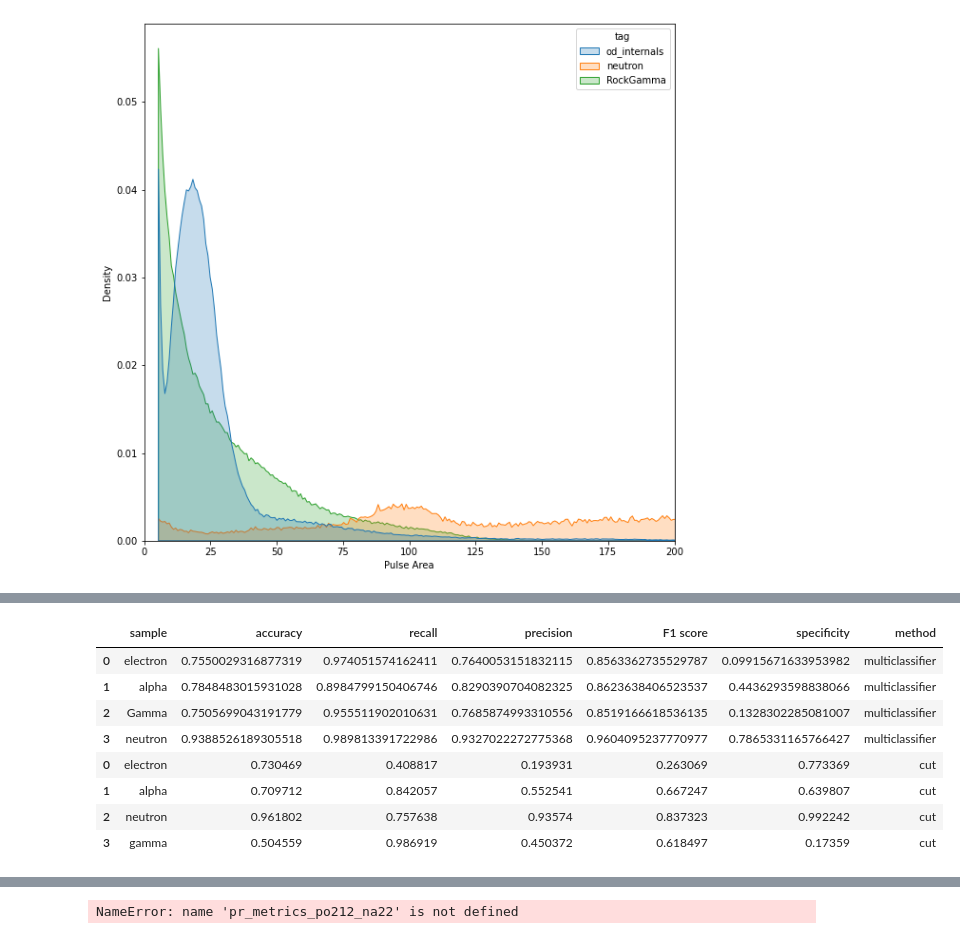
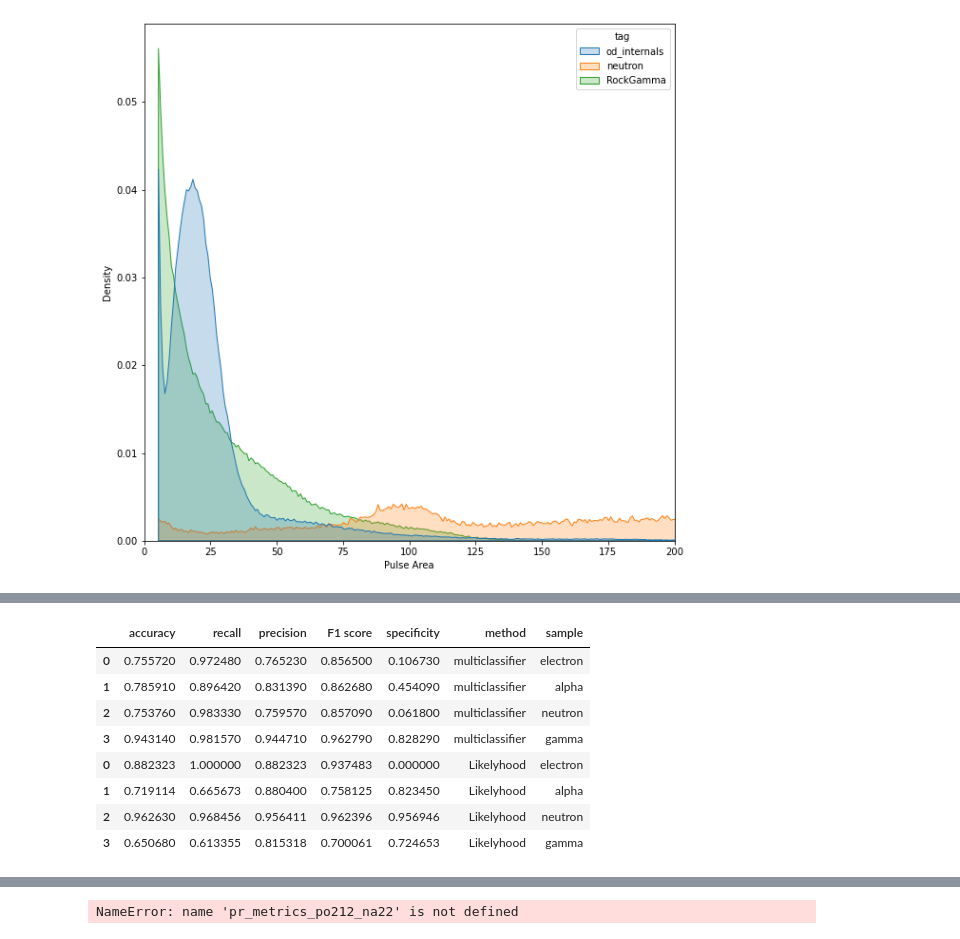
Before and after one commit to Thomas-Long1/LZ_analysis, a Jupyter notebook: LZ_data_analysis.ipynb, the cells around one changed output, grey strips where cells are left out. Cells and saved outputs as stored; diff of their text form; code cells hidden in the pictures.

Commit message:
updated with likelyhood method

```diff
--- a/LZ_data_analysis.ipynb
+++ b/LZ_data_analysis.ipynb
@@ -765,0 +753,34 @@ plt.show()
+# %%
+
+EL,Ecentre=PDE(electrons,decay_type)
+AL,Acentre=PDE(alphas,decay_type)
+NL,Ncentre=PDE(neutron_data,decay_type)
+GL,Gcentre=PDE(rockgamma_data,decay_type)
+
+l1 = list(map(add, AL, EL))
+l2 = list(map(add, NL, GL))
+
+L_total = list(map(add, l1,l2))
+
+plt.figure(figsize=(10,10))
+plt.plot(Ecentre,EL,label='electrons',color='c')
+plt.plot(Acentre,AL,label='alpha',color='y')
+plt.plot(Ncentre,NL,label='neutrons',color='r')
+plt.plot(Gcentre,GL,label='RockGamma',color='b')
+#plt.plot(Gcentre,L_total,label='Total',color='black')
+plt.legend()
+plt.show()
+
+pde_df=decay_type.copy()
+
+pde_df.drop(pde_df.columns.difference(['Pulse Area','tag']), 1, inplace=True)
+
+
+pde_df['alpha prob'] = tqdm.tqdm(pde_df.apply(lambda row: NNE(row['Pulse Area'],Acentre,AL),axis=1),total=708046)
+pde_df['electron prob'] = tqdm.tqdm(pde_df.apply(lambda row: NNE(row['Pulse Area'],Ecentre,EL),axis=1),total=708046)
+pde_df['gamma prob'] = tqdm.tqdm(pde_df.apply(lambda row: NNE(row['Pulse Area'],Gcentre,GL),axis=1),total=708046)
+pde_df['neutron prob'] = tqdm.tqdm(pde_df.apply(lambda row: NNE(row['Pulse Area'],Ncentre,NL),axis=1),total=708046)
+
+
+one_hot = pd.get_dummies(pde_df['tag'])
+pde_df=pd.concat([pde_df, one_hot], axis=1)
@@ -967,7 +1172,7 @@ for i in range(n_class):
     prec[i], recall[i],recall_thresh[i] = precision_recall_curve(labels_test[:,i], proba[:,i], pos_label=1)
     predictions = discriminator(proba[:,i])
     confusion=confusion_matrix(labels_test[:,i], predictions)
-    NN_metrics_list.append(confusion_metrics(confusion,sample[i]))
+    NN_metrics_list.append(confusion_metrics(confusion))
     F1[i]=(2*recall[i]*prec[i])/(recall[i]+prec[i])
 
 F1[0]=F1[0][:-1]
@@ -1138,21 +1340,20 @@ See the caveats in the documentation: https://pandas.pydata.org/pandas-docs/stab
 # %%
-columns={'sample' : [],'accuracy' : [], 'recall' : [], 'precision' : [], 'F1 score' : [], 'specificity' : []}
+columns={'accuracy' : [], 'recall' : [], 'precision' : [], 'F1 score' : [], 'specificity' : []}
 NN_metrics=pd.DataFrame(np.asarray(NN_metrics_list),columns=columns)
 NN_metrics=NN_metrics.round(decimals = 5)
 NN_metrics['method']='multiclassifier'
+NN_metrics['sample']=['electron','alpha','neutron','gamma']
 
-metrics['sample']=['electron','alpha','neutron','gamma']
-metrics=metrics.reset_index(drop=True)
-comparison_metrics=pd.concat([NN_metrics,metrics])
+comparison_metrics=pd.concat([NN_metrics,pde_metrics])
 comparison_metrics
 # %% [output]
-|  | sample | accuracy | recall | precision | F1 score | specificity | method |
-| 0 | electron | 0.7550029316877319 | 0.974051574162411 | 0.7640053151832115 | 0.8563362735529787 | 0.09915671633953982 | multiclassifier |
-| 1 | alpha | 0.7848483015931028 | 0.8984799150406746 | 0.8290390704082325 | 0.8623638406523537 | 0.4436293598838066 | multiclassifier |
-| 2 | Gamma | 0.7505699043191779 | 0.955511902010631 | 0.7685874993310556 | 0.8519166618536135 | 0.1328302285081007 | multiclassifier |
-| 3 | neutron | 0.9388526189305518 | 0.989813391722986 | 0.9327022272775368 | 0.9604095237770977 | 0.7865331165766427 | multiclassifier |
-| 0 | electron | 0.730469 | 0.408817 | 0.193931 | 0.263069 | 0.773369 | cut |
-| 1 | alpha | 0.709712 | 0.842057 | 0.552541 | 0.667247 | 0.639807 | cut |
-| 2 | neutron | 0.961802 | 0.757638 | 0.93574 | 0.837323 | 0.992242 | cut |
-| 3 | gamma | 0.504559 | 0.986919 | 0.450372 | 0.618497 | 0.17359 | cut |
+|  | accuracy | recall | precision | F1 score | specificity | method | sample |
+| 0 | 0.755720 | 0.972480 | 0.765230 | 0.856500 | 0.106730 | multiclassifier | electron |
+| 1 | 0.785910 | 0.896420 | 0.831390 | 0.862680 | 0.454090 | multiclassifier | alpha |
+| 2 | 0.753760 | 0.983330 | 0.759570 | 0.857090 | 0.061800 | multiclassifier | neutron |
+| 3 | 0.943140 | 0.981570 | 0.944710 | 0.962790 | 0.828290 | multiclassifier | gamma |
+| 0 | 0.882323 | 1.000000 | 0.882323 | 0.937483 | 0.000000 | Likelyhood | electron |
+| 1 | 0.719114 | 0.665673 | 0.880400 | 0.758125 | 0.823450 | Likelyhood | alpha |
+| 2 | 0.962630 | 0.968456 | 0.956411 | 0.962396 | 0.956946 | Likelyhood | neutron |
+| 3 | 0.650680 | 0.613355 | 0.815318 | 0.700061 | 0.724653 | Likelyhood | gamma |
 # %%
```
Also changed, not shown: parts of 16 cells of this notebook.
